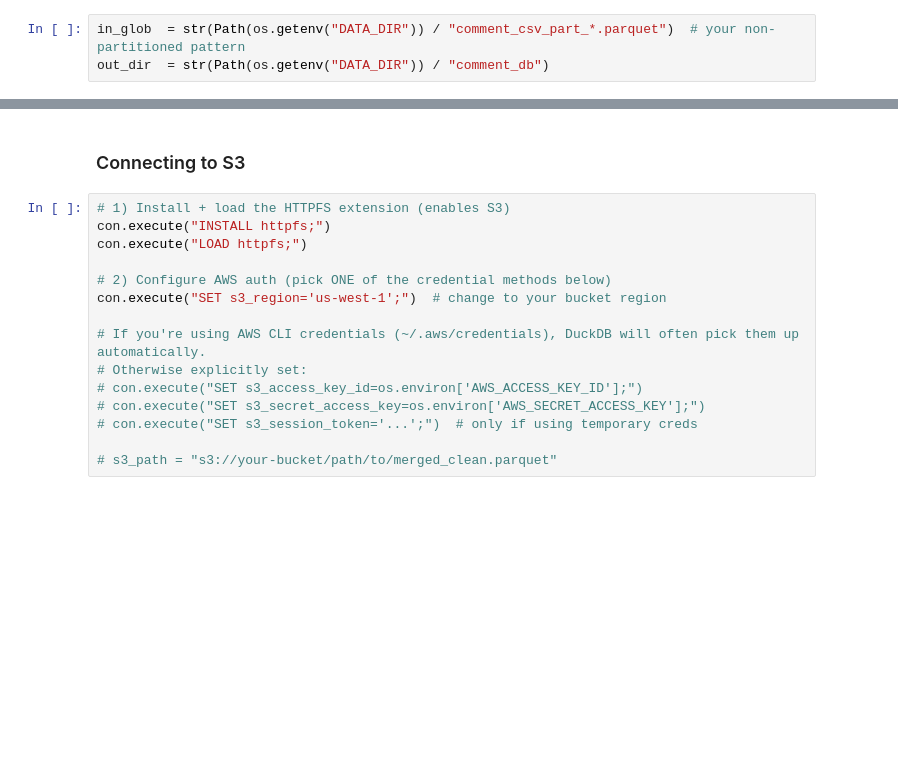
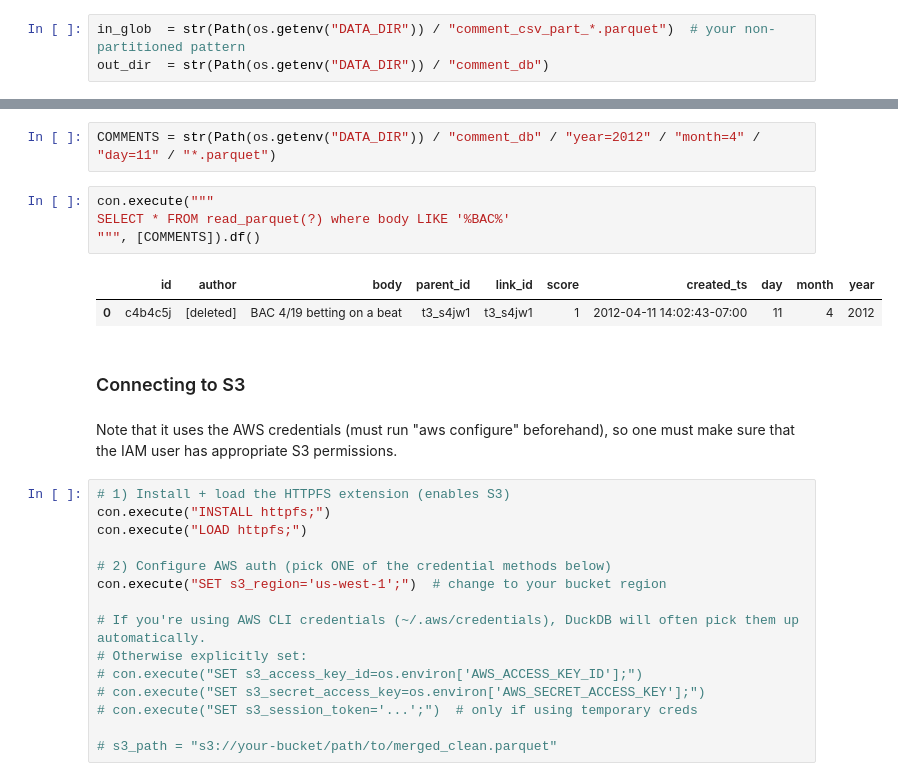
Before and after one commit to jfigge7/Efficient-Markets-ML-Explorer, a Jupyter notebook: API use script.ipynb, the cells around one changed output, grey strips where cells are left out. Drawn from its saved outputs; the diff is of its cells as text; blank space fills up the shorter version.

```diff
--- a/API use script.ipynb
+++ b/API use script.ipynb
@@ -221,8 +223,19 @@ COPY (
 """, [out_dir, in_glob])
 # %% [output]
 <_duckdb.DuckDBPyConnection at 0x...>
+# %%
+COMMENTS = str(Path(os.getenv("DATA_DIR")) / "comment_db" / "year=2012" / "month=4" / "day=11" / "*.parquet")
+# %%
+con.execute("""
+SELECT * FROM read_parquet(?) where body LIKE '%BAC%'
+""", [COMMENTS]).df()
+# %% [output]
+|  | id | author | body | parent_id | link_id | score | created_ts | day | month | year |
+| 0 | c4b4c5j | [deleted] | BAC 4/19 betting on a beat | t3_s4jw1 | t3_s4jw1 | 1 | 2012-04-11 14:02:43-07:00 | 11 | 4 | 2012 |
 # %% [markdown]
 ### Connecting to S3
+# %% [markdown]
+Note that it uses the AWS credentials (must run "aws configure" beforehand), so one must make sure that the IAM user has appropriate S3 permissions.
 # %%
 # 1) Install + load the HTTPFS extension (enables S3)
 con.execute("INSTALL httpfs;")
```
Also changed, not shown: parts of 6 cells of this notebook, 4 other files.
